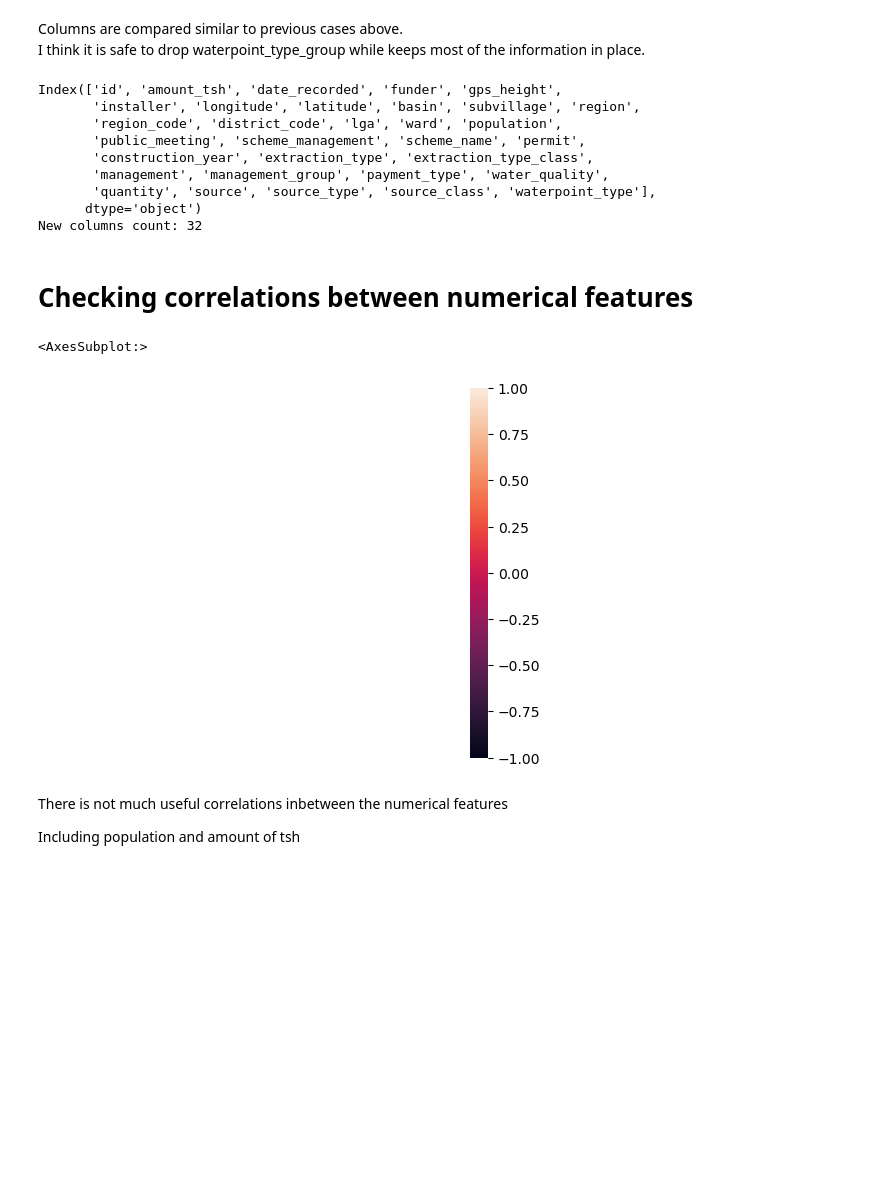
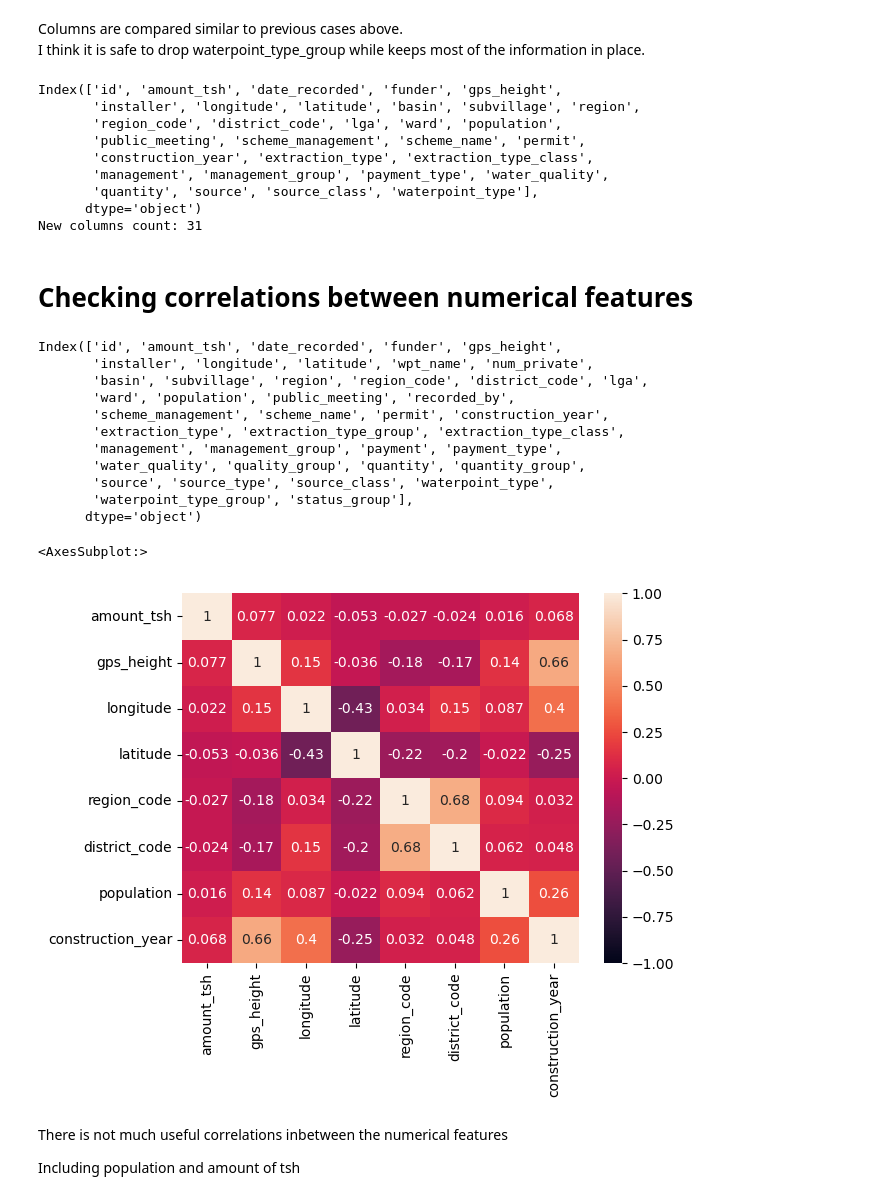
Before and after one commit to roberthobblebottom/pump-it-up, a Jupyter notebook: 1.ipynb, the cells around one changed output. Saved outputs shown, nothing was run; the diff lists cells and outputs as text; code cells hidden in the pictures; blank space fills up the shorter version.

```diff
--- a/1.ipynb
+++ b/1.ipynb
@@ -738,3 +898,5 @@ train_values[['source','source_type','source_class']].apply(pd.Series.value_coun
+# %%
+train_values.drop('source_type',inplace=True,axis=1)
 # %%
 train_values[['waterpoint_type','waterpoint_type_group']].apply(pd.Series.value_counts)
 # %% [output]
@@ -775,9 +937,9 @@ Index(['id', 'amount_tsh', 'date_recorded', 'funder', 'gps_height',
        'public_meeting', 'scheme_management', 'scheme_name', 'permit',
        'construction_year', 'extraction_type', 'extraction_type_class',
        'management', 'management_group', 'payment_type', 'water_quality',
-       'quantity', 'source', 'source_type', 'source_class', 'waterpoint_type'],
+       'quantity', 'source', 'source_class', 'waterpoint_type'],
       dtype='object')
-New columns count: 32
+New columns count: 31
 # %%
 numerical_variables = [
     "amount_tsh",
@@ -793,14 +955,25 @@ numerical_variables = [
 # Checking correlations between numerical features
 # %%
 train = train_values.merge(train_labels, on="id")
-
+print(train.columns)
 # sns.pairplot(train.sample(1000),kind="scatter")
 # commented out the previous line because running all with this line is very slow
 
-sns.heatmap(data=train.corr(), vmin=-1, vmax=1, annot=True)
+sns.heatmap(data=train[numerical_variables].corr(), vmin=-1, vmax=1, annot=True)
 # %% [output]
-<AxesSubplot:>
+Index(['id', 'amount_tsh', 'date_recorded', 'funder', 'gps_height',
+       'installer', 'longitude', 'latitude', 'wpt_name', 'num_private',
+       'basin', 'subvillage', 'region', 'region_code', 'district_code', 'lga',
+       'ward', 'population', 'public_meeting', 'recorded_by',
+       'scheme_management', 'scheme_name', 'permit', 'construction_year',
+       'extraction_type', 'extraction_type_group', 'extraction_type_class',
+       'management', 'management_group', 'payment', 'payment_type',
+       'water_quality', 'quality_group', 'quantity', 'quantity_group',
+       'source', 'source_type', 'source_class', 'waterpoint_type',
+       'waterpoint_type_group', 'status_group'],
+      dtype='object')
+<AxesSubplot:>
-[figure, old version]
+[figure, new version]
 # %% [markdown]
 There is not much useful correlations inbetween the numerical features
 
```
Also changed, not shown: parts of 24 cells of this notebook.
